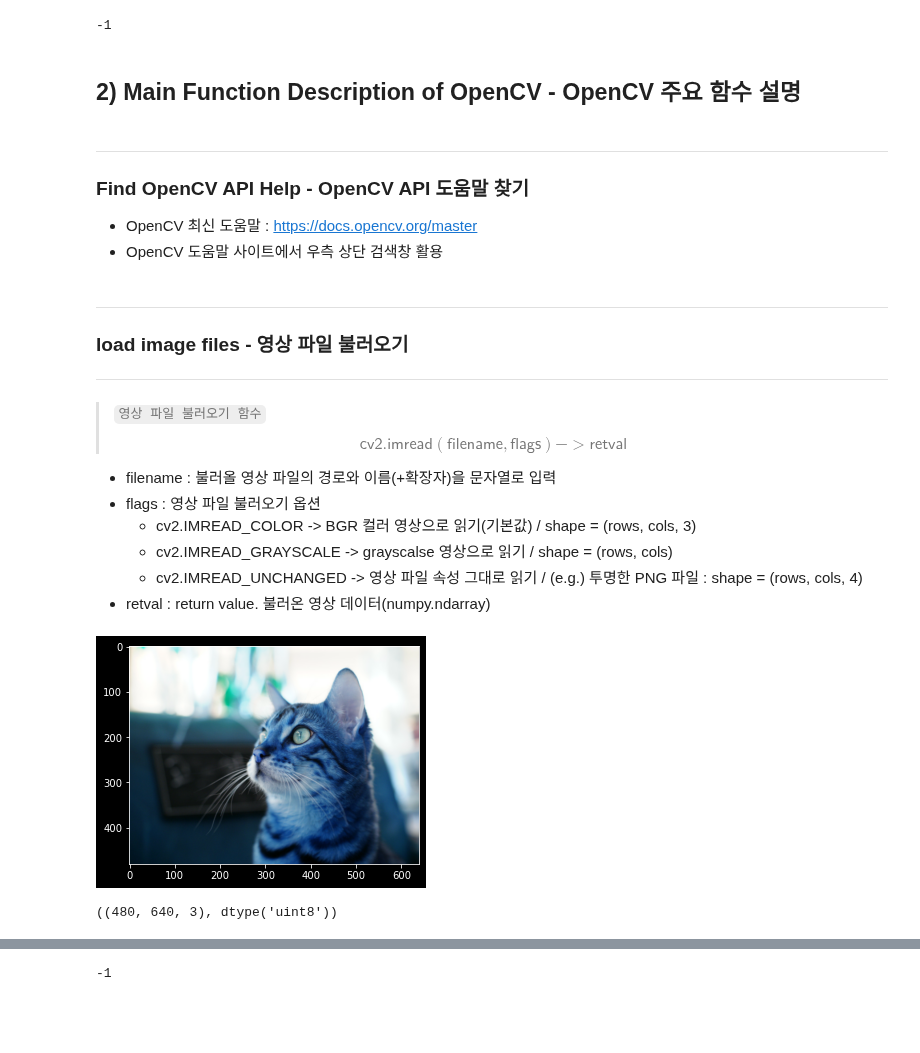
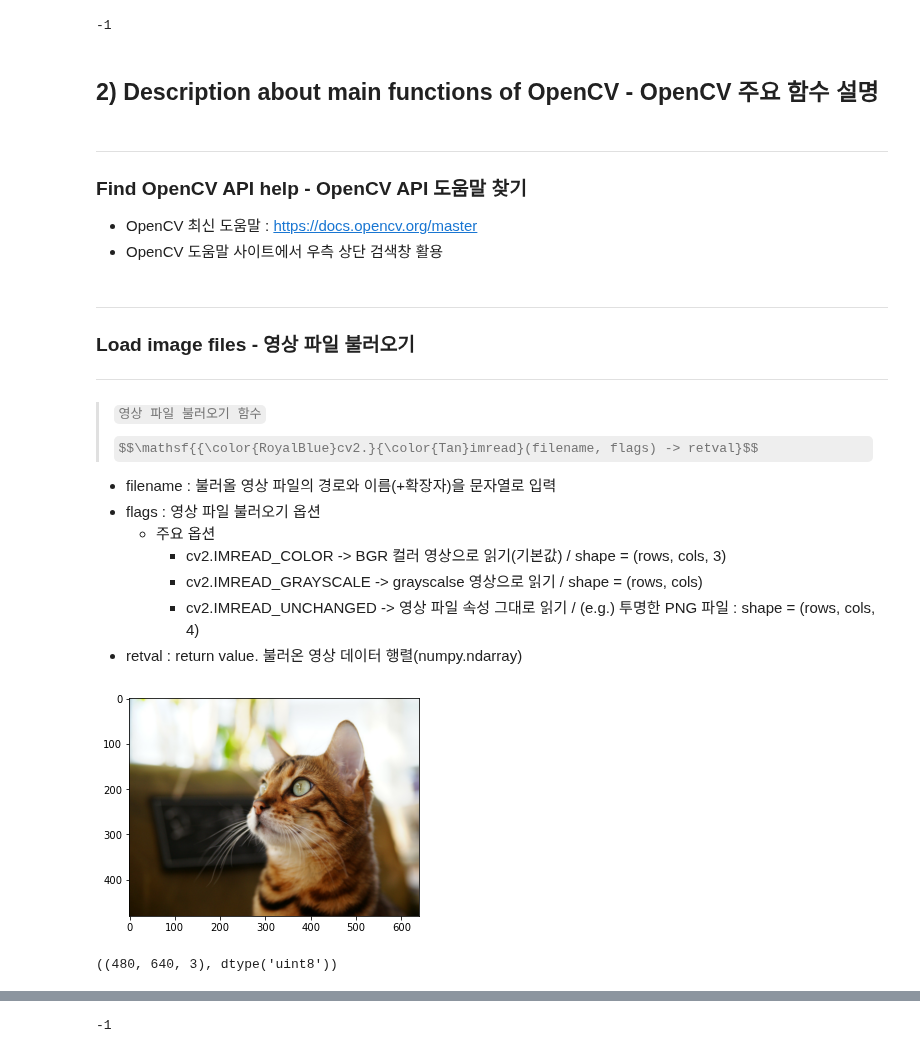
Before and after one commit to seonghyeokcho/Python, a Jupyter notebook: 02_image_processing/01_beginning_opencv-python.ipynb, the cells around one changed output, grey strips where cells are left out. Drawn from its saved outputs; the diff is of its cells as text; code cells hidden in the pictures; some formulas as TeX source; blank space fills up the shorter version.

```diff
--- a/02_image_processing/01_beginning_opencv-python.ipynb
+++ b/02_image_processing/01_beginning_opencv-python.ipynb
@@ -31,44 +31,47 @@ cv2.waitKey(1)
 Hello, OpenCV 4.5.4-dev
 -1
 # %% [markdown]
-## 2) Main Function Description of OpenCV - OpenCV 주요 함수 설명
+## 2) Description about main functions of OpenCV - OpenCV 주요 함수 설명
 # %% [markdown]
 <hr>
 
-### Find OpenCV API Help - OpenCV API 도움말 찾기
+### Find OpenCV API help - OpenCV API 도움말 찾기
 - OpenCV 최신 도움말 : <a href="https://docs.opencv.org/master"/>https://docs.opencv.org/master</a>
 - OpenCV 도움말 사이트에서 우측 상단 검색창 활용
 # %% [markdown]
 <hr>
 
-### load image files - 영상 파일 불러오기
+### Load image files - 영상 파일 불러오기
 <hr>
 
 > `영상 파일 불러오기 함수`
-$$\mathsf{cv2.imread(filename, flags) -> retval}$$
+$$\mathsf{{\color{RoyalBlue}cv2.}{\color{Tan}imread}(filename, flags) -> retval}$$
 - filename : 불러올 영상 파일의 경로와 이름(+확장자)을 문자열로 입력
 - flags : 영상 파일 불러오기 옵션
-    - cv2.IMREAD_COLOR -> BGR 컬러 영상으로 읽기(기본값) / shape = (rows, cols, 3)
-    - cv2.IMREAD_GRAYSCALE -> grayscalse 영상으로 읽기 / shape = (rows, cols)
-    - cv2.IMREAD_UNCHANGED -> 영상 파일 속성 그대로 읽기 / (e.g.) 투명한 PNG 파일 : shape = (rows, cols, 4)
-- retval : return value. 불러온 영상 데이터(numpy.ndarray)
+    - 주요 옵션
+        - cv2.IMREAD_COLOR -> BGR 컬러 영상으로 읽기(기본값) / shape = (rows, cols, 3)
+        - cv2.IMREAD_GRAYSCALE -> grayscalse 영상으로 읽기 / shape = (rows, cols)
+        - cv2.IMREAD_UNCHANGED -> 영상 파일 속성 그대로 읽기 / (e.g.) 투명한 PNG 파일 : shape = (rows, cols, 4)
+- retval : return value. 불러온 영상 데이터 행렬(numpy.ndarray)
 # %%
 import cv2
 help(cv2.imread)
 # %%
-### load image & output with matplotlib pakage
+### Load image and Output with matplotlib - 이미지 불러와서 matplotlib으로 출력하기
 import cv2
 import matplotlib.pyplot as plt
 
-image = cv2.imread('./images/cat.bmp')  # load image as color. default cv2.IMREAD_COLOR
+image = cv2.imread('./images/cat.bmp')  # Default cv2.IMREAD_COLOR
+image = cv2.cvtColor(image, cv2.COLOR_BGR2RGB)  # 영상의 색상정보 순서를 BGR에서 RGB로 전환
+
 plt.imshow(image)
 plt.show()
 
 # .shape 는 행, 열 순서로 나타내기 때문에 480,640,3 으로 표현 되는 것을 볼 수 있다.
 # 480행 : 480px 높이 / 640열 : 640px 너비 / 3채널(RGB)
-# 기본적으로 image 데이터의 값은 numpy.ndarray(uint8)의 형태로 저장된다.
+# 기본적으로 영상 데이터의 값은 numpy.ndarray(uint8)의 형태로 저장된다.
 image.shape, image.dtype
 # %% [output]
-[figure, old version]
+[figure, new version]
 ((480, 640, 3), dtype('uint8'))
 # %% [markdown]
```
Also changed, not shown: parts of 8 cells of this notebook.
